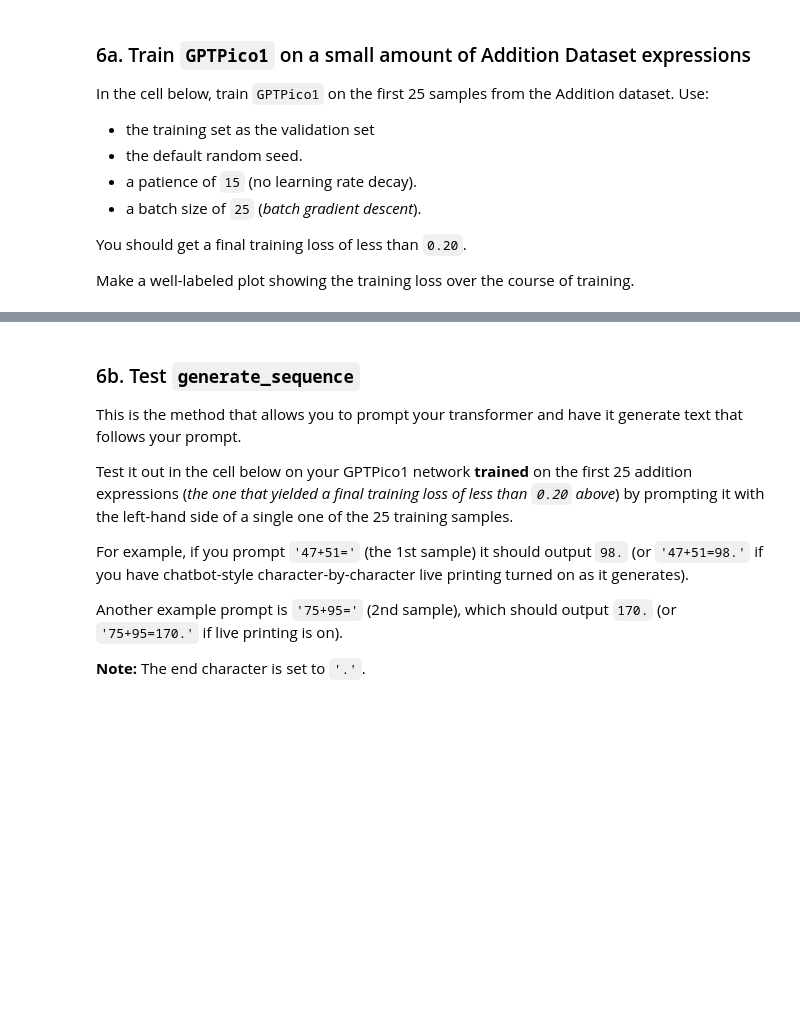
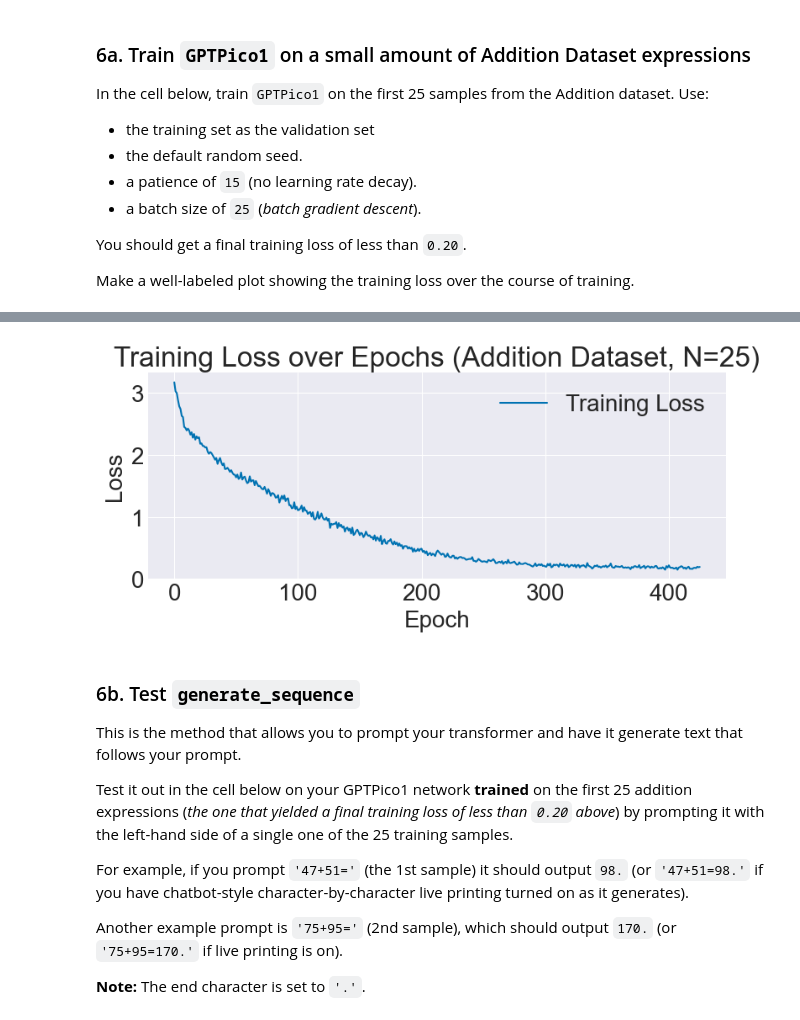
Before and after one commit to treytuscai/Transformers, a Jupyter notebook: transformer_addition.ipynb, the cells around one changed output, grey strips where cells are left out. Drawn from its saved outputs; the diff is of its cells as text; code cells hidden in the pictures; blank space fills up the shorter version.

```diff
--- a/transformer_addition.ipynb
+++ b/transformer_addition.ipynb
@@ -172,4 +190,7 @@ print(y_train[:5].numpy())
 # %%
-
 tf.keras.backend.clear_session()
 tf.random.set_seed(0)
+
+gpt_add = GPTPico1(vocab_sz=vocab_sz, seq_len=seq_len, padding_char_enc=char2ind_map['#'])
+gpt_add.compile(loss='temporal_cross_entropy')
+train_loss_hist, _, _, _ = gpt_add.fit(x_train, y_train, x_train, y_train, batch_size=25, patience = 15, max_epochs=500)
@@ -176,3 +215,15 @@ tf.random.set_seed(0)
+# %%
+plt.figure(figsize=(8, 4))
+plt.plot(train_loss_hist, label='Training Loss')
+plt.xlabel('Epoch')
+plt.ylabel('Loss')
+plt.title('Training Loss over Epochs (Addition Dataset, N=25)')
+plt.grid(True)
+plt.legend()
+plt.tight_layout()
+plt.show()
+# %% [output]
+[figure, added]
 # %% [markdown]
 ### 6b. Test `generate_sequence`
 
```
Also changed, not shown: parts of 6 cells of this notebook.
